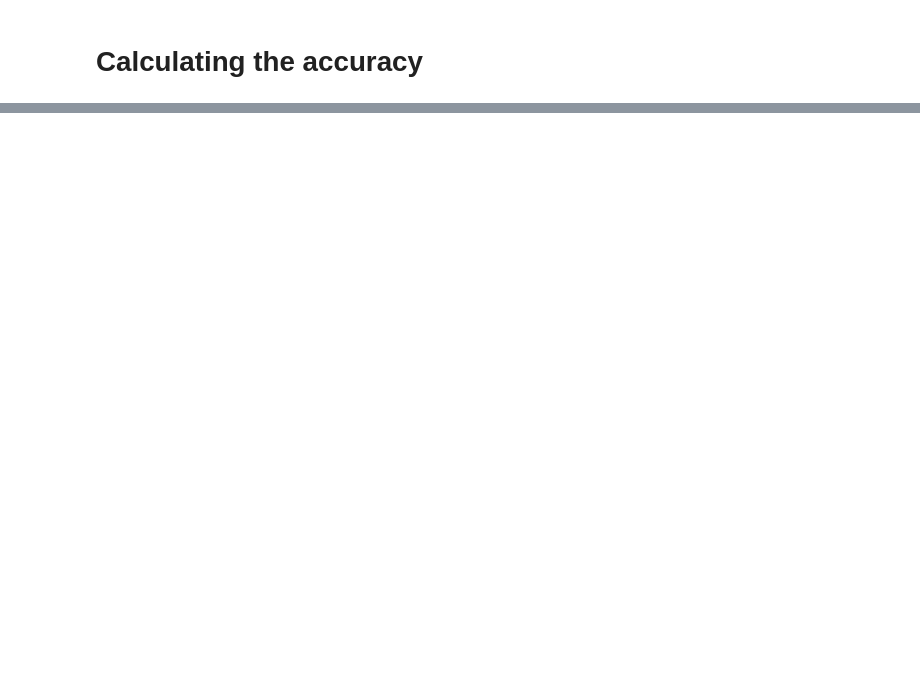
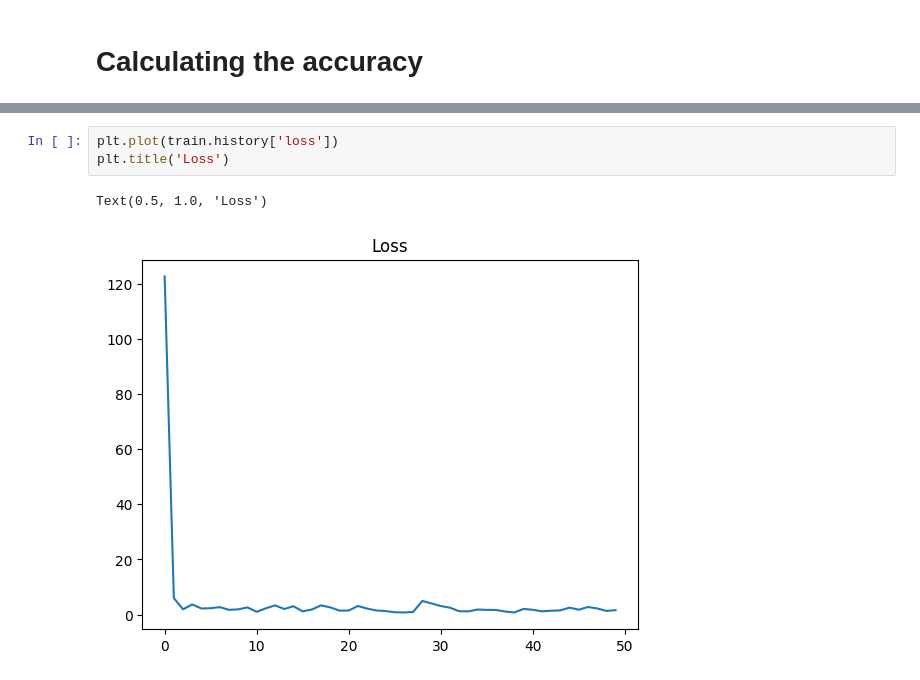
Before and after one commit to AaryaComp/dl_clg, a Jupyter notebook: mlp.ipynb, the cells around one changed output, grey strips where cells are left out. Cells and saved outputs as stored; diff of their text form; blank space fills up the shorter version.

```diff
--- a/mlp.ipynb
+++ b/mlp.ipynb
@@ -159,0 +168,6 @@ Accuracy :  0.6899999976158142
+# %%
+plt.plot(train.history['loss'])
+plt.title('Loss')
+# %% [output]
+Text(0.5, 1.0, 'Loss')
+[figure, added]
```
Also changed, not shown: parts of 4 cells of this notebook, 3 other files.
